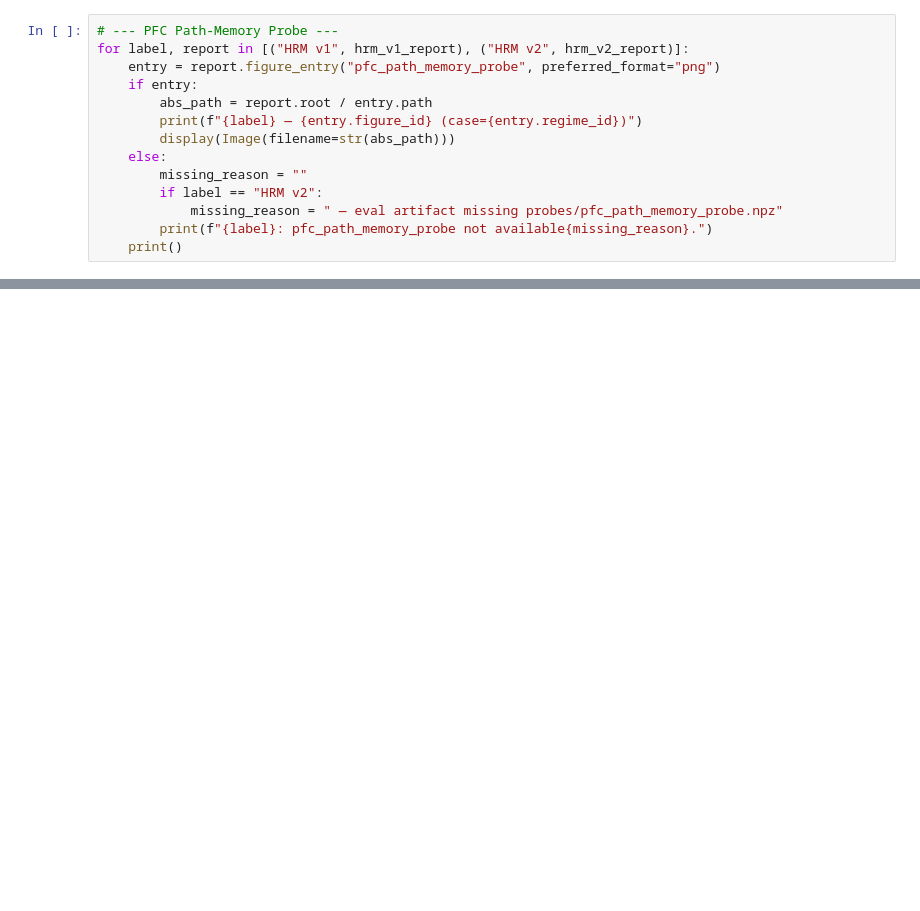
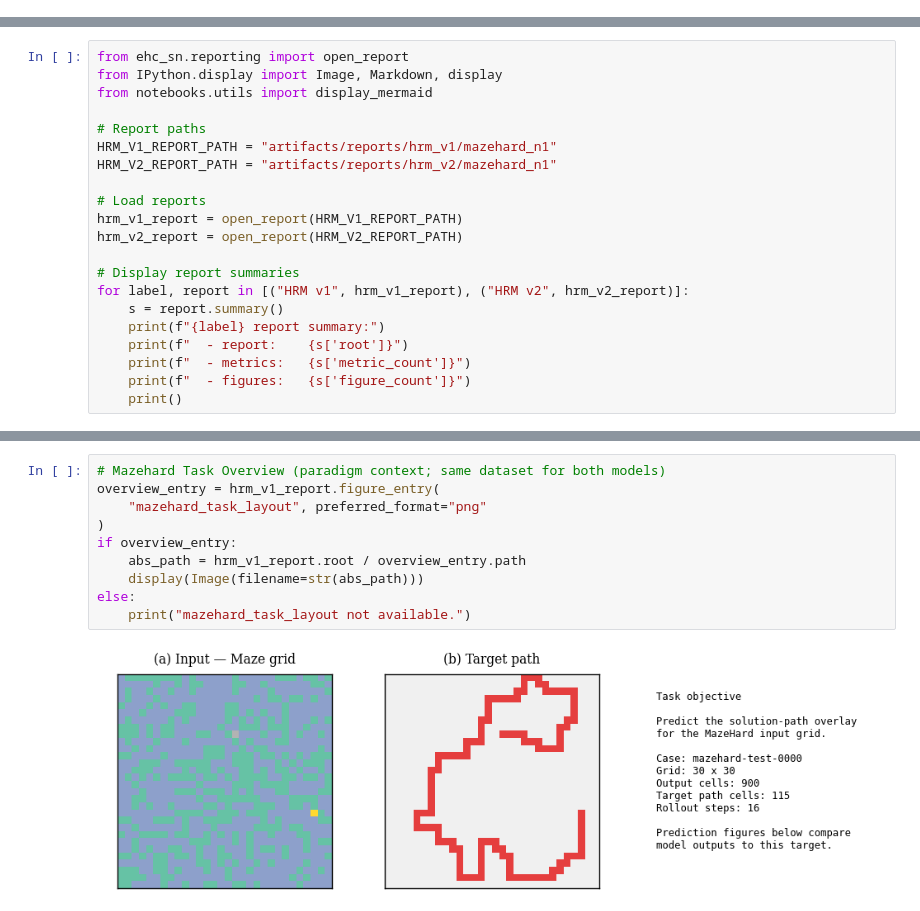
Before and after one commit to BorjaEst/ehc-sn, a Jupyter notebook: notebooks/02_working_memory_report.ipynb, the cells around one changed output, grey strips where cells are left out. Drawn from its saved outputs; the diff is of its cells as text; blank space fills up the shorter version.

```diff
--- a/notebooks/02_working_memory_report.ipynb
+++ b/notebooks/02_working_memory_report.ipynb
@@ -409,14 +0,0 @@ For each recurrent step, a linear logistic regression classifier predicts whethe
-# %%
-# --- PFC Path-Memory Probe ---
-for label, report in [("HRM v1", hrm_v1_report), ("HRM v2", hrm_v2_report)]:
-    entry = report.figure_entry("pfc_path_memory_probe", preferred_format="png")
-    if entry:
-        abs_path = report.root / entry.path
-        print(f"{label} — {entry.figure_id} (case={entry.regime_id})")
-        display(Image(filename=str(abs_path)))
-    else:
-        missing_reason = ""
-        if label == "HRM v2":
-            missing_reason = " — eval artifact missing probes/pfc_path_memory_probe.npz"
-        print(f"{label}: pfc_path_memory_probe not available{missing_reason}.")
-    print()
@@ -571,0 +19,21 @@ python scripts/reporting/run_report.py \
+# %%
+from ehc_sn.reporting import open_report
+from IPython.display import Image, Markdown, display
+from notebooks.utils import display_mermaid
+
+# Report paths
+HRM_V1_REPORT_PATH = "artifacts/reports/hrm_v1/mazehard_n1"
+HRM_V2_REPORT_PATH = "artifacts/reports/hrm_v2/mazehard_n1"
+
+# Load reports
+hrm_v1_report = open_report(HRM_V1_REPORT_PATH)
+hrm_v2_report = open_report(HRM_V2_REPORT_PATH)
+
+# Display report summaries
+for label, report in [("HRM v1", hrm_v1_report), ("HRM v2", hrm_v2_report)]:
+    s = report.summary()
+    print(f"{label} report summary:")
+    print(f"  - report:    {s['root']}")
+    print(f"  - metrics:   {s['metric_count']}")
+    print(f"  - figures:   {s['figure_count']}")
+    print()
@@ -571,0 +98,12 @@ python scripts/reporting/run_report.py \
+# %%
+# Mazehard Task Overview (paradigm context; same dataset for both models)
+overview_entry = hrm_v1_report.figure_entry(
+    "mazehard_task_layout", preferred_format="png"
+)
+if overview_entry:
+    abs_path = hrm_v1_report.root / overview_entry.path
+    display(Image(filename=str(abs_path)))
+else:
+    print("mazehard_task_layout not available.")
+# %% [output]
+[figure, added]
```
Also changed, not shown: parts of 73 cells of this notebook, 1 other file.
